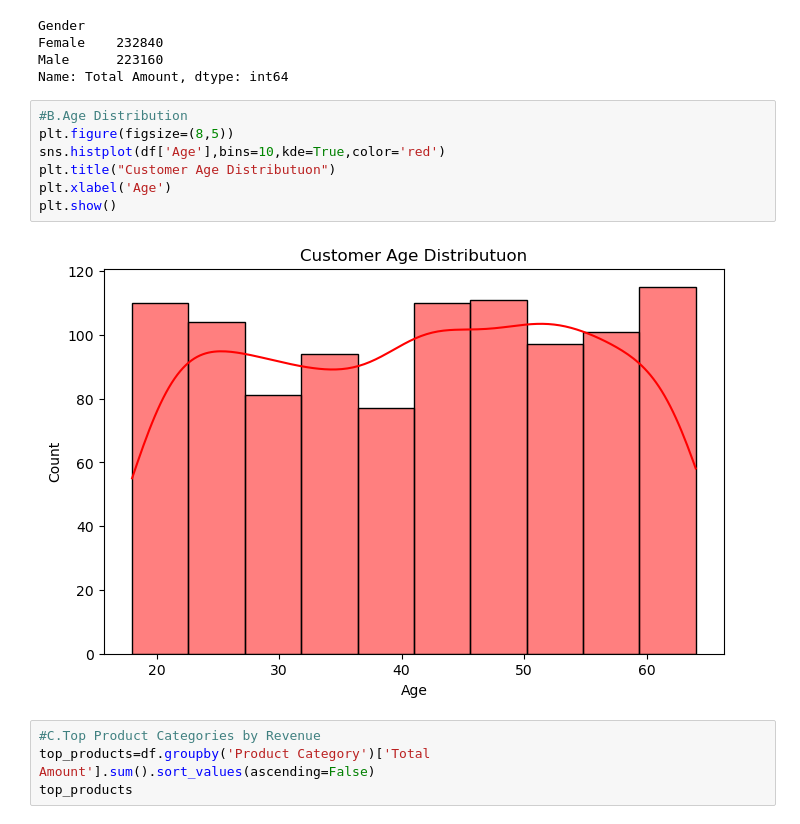
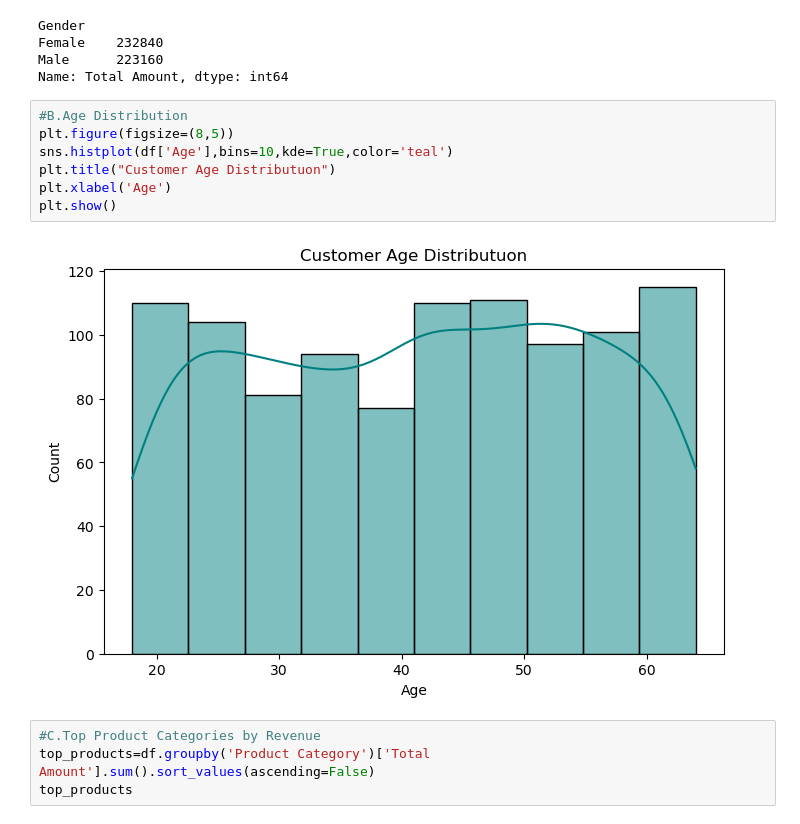
Before and after one commit to Sugandha-H-B/OIBSIP, a Jupyter notebook: Level1_Project1.ipynb, the cells around one changed output. Saved outputs shown, nothing was run; the diff lists cells and outputs as text.

```diff
--- a/Level1_Project1.ipynb
+++ b/Level1_Project1.ipynb
@@ -220,12 +220,12 @@ Name: Total Amount, dtype: int64
 # %%
 #B.Age Distribution
 plt.figure(figsize=(8,5))
-sns.histplot(df['Age'],bins=10,kde=True,color='red')
+sns.histplot(df['Age'],bins=10,kde=True,color='teal')
 plt.title("Customer Age Distributuon")
 plt.xlabel('Age')
 plt.show()
 # %% [output]
-[figure, old version]
+[figure, new version]
 # %%
 #C.Top Product Categories by Revenue
 top_products=df.groupby('Product Category')['Total Amount'].sum().sort_values(ascending=False)
```
Also changed, not shown: parts of 8 cells of this notebook.
